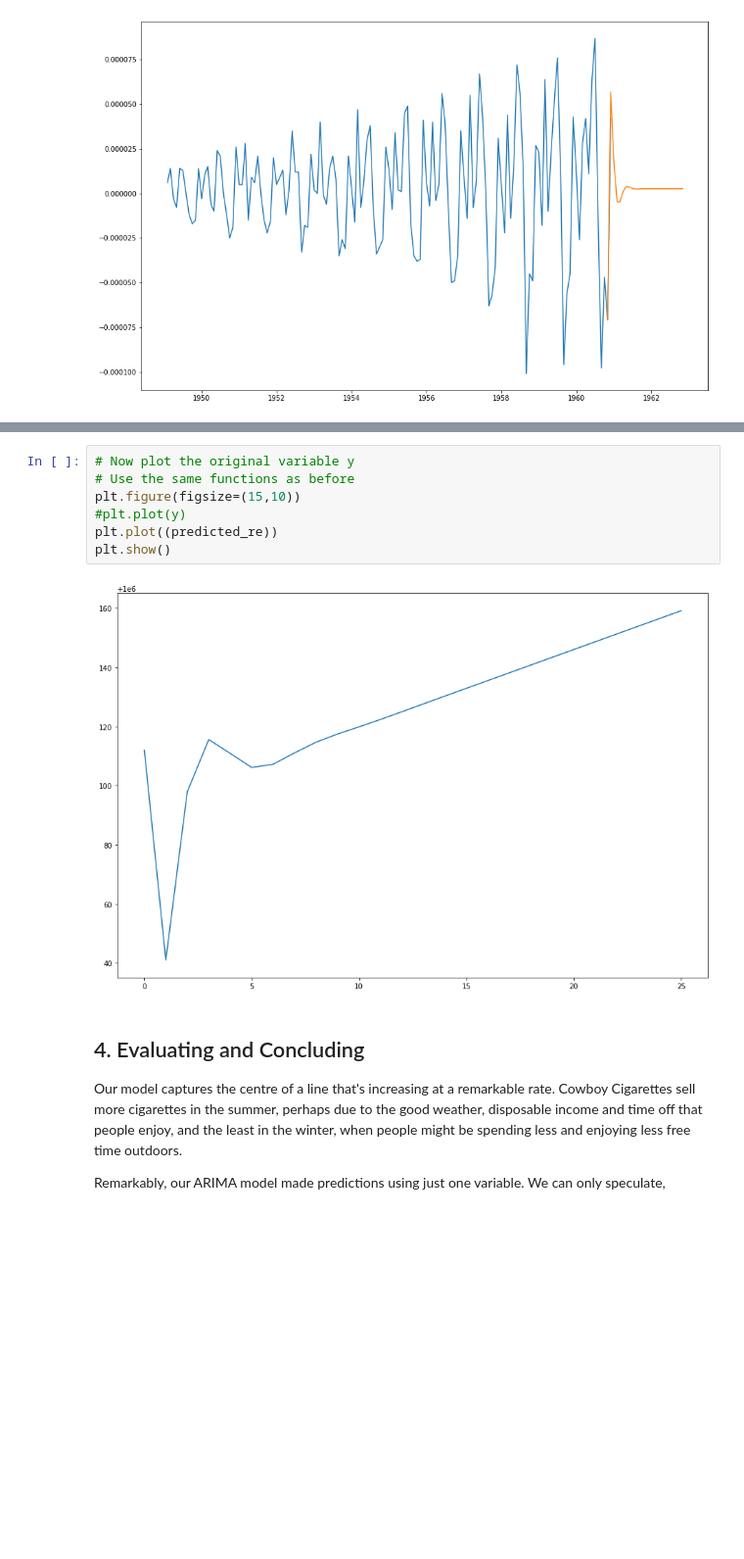
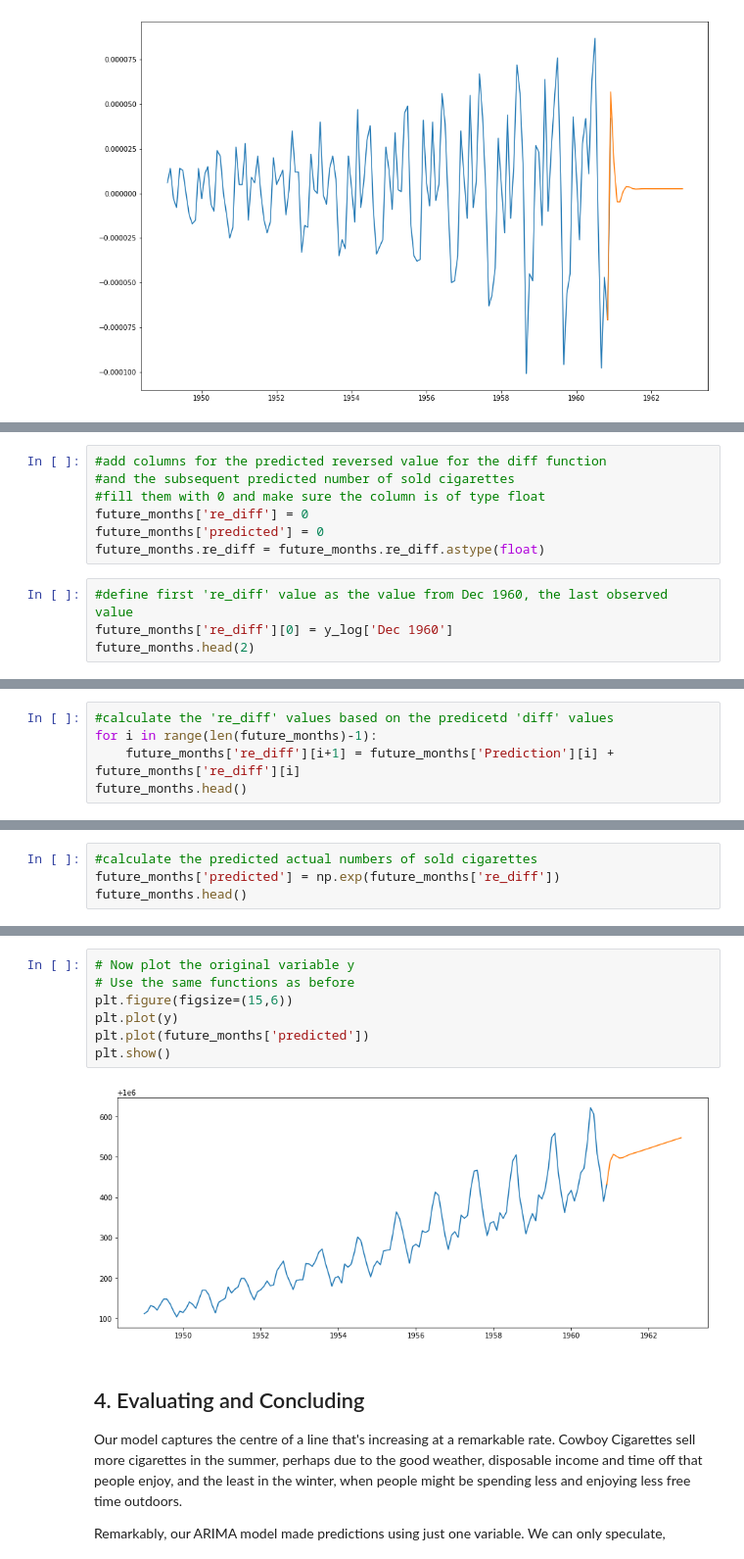
Before and after one commit to MartinWipf/Springboard, a Jupyter notebook: Cowboy Cigarettes Case Study - MWipf.ipynb, the cells around one changed output, grey strips where cells are left out. Shown at 98% size. Cells and saved outputs as stored; diff of their text form; blank space fills up the shorter version.

Commit message:
added calculation of the reversal of diff function

```diff
--- a/Cowboy Cigarettes Case Study - MWipf.ipynb
+++ b/Cowboy Cigarettes Case Study - MWipf.ipynb
@@ -540,0 +536,11 @@ predicted_re = np.exp(predicted_re)
+# %%
+#add columns for the predicted reversed value for the diff function
+#and the subsequent predicted number of sold cigarettes
+#fill them with 0 and make sure the column is of type float
+future_months['re_diff'] = 0
+future_months['predicted'] = 0
+future_months.re_diff = future_months.re_diff.astype(float)
+# %%
+#define first 're_diff' value as the value from Dec 1960, the last observed value
+future_months['re_diff'][0] = y_log['Dec 1960']
+future_months.head(2)
@@ -540,0 +552,5 @@ predicted_re = np.exp(predicted_re)
+# %%
+#calculate the 're_diff' values based on the predicetd 'diff' values
+for i in range(len(future_months)-1):
+    future_months['re_diff'][i+1] = future_months['Prediction'][i] + future_months['re_diff'][i]
+future_months.head()
@@ -540,0 +565,4 @@ predicted_re = np.exp(predicted_re)
+# %%
+#calculate the predicted actual numbers of sold cigarettes
+future_months['predicted'] = np.exp(future_months['re_diff'])
+future_months.head()
@@ -541,12 +577,12 @@ predicted_re = np.exp(predicted_re)
 # %%
 # Now plot the original variable y
 # Use the same functions as before
-plt.figure(figsize=(15,10))
-#plt.plot(y)
-plt.plot((predicted_re))
+plt.figure(figsize=(15,6))
+plt.plot(y)
+plt.plot(future_months['predicted'])
 plt.show()
 # %% [output]
-[figure, old version]
+[figure, new version]
 # %% [markdown]
 ## 4. Evaluating and Concluding
 
```
Also changed, not shown: parts of 7 cells of this notebook.
